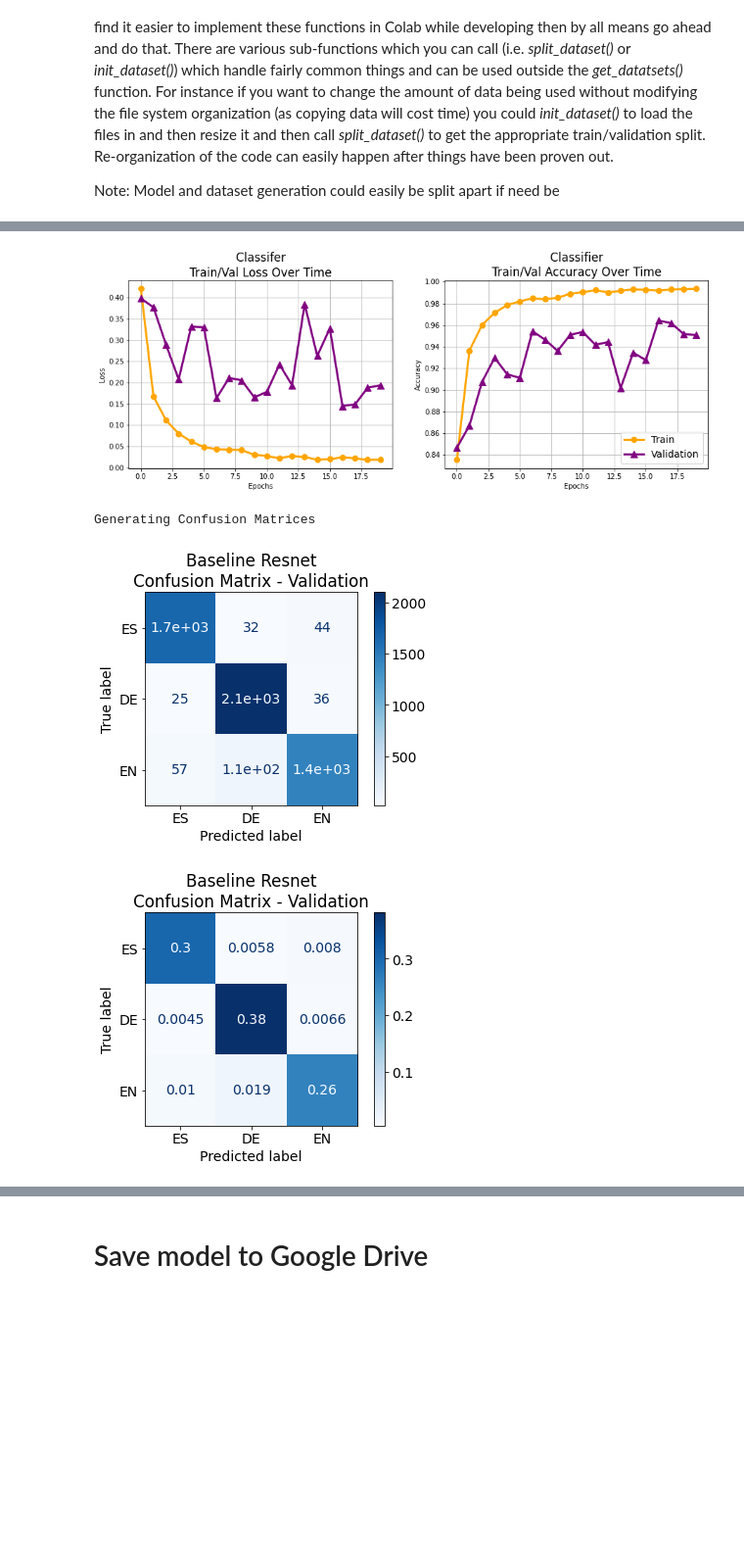
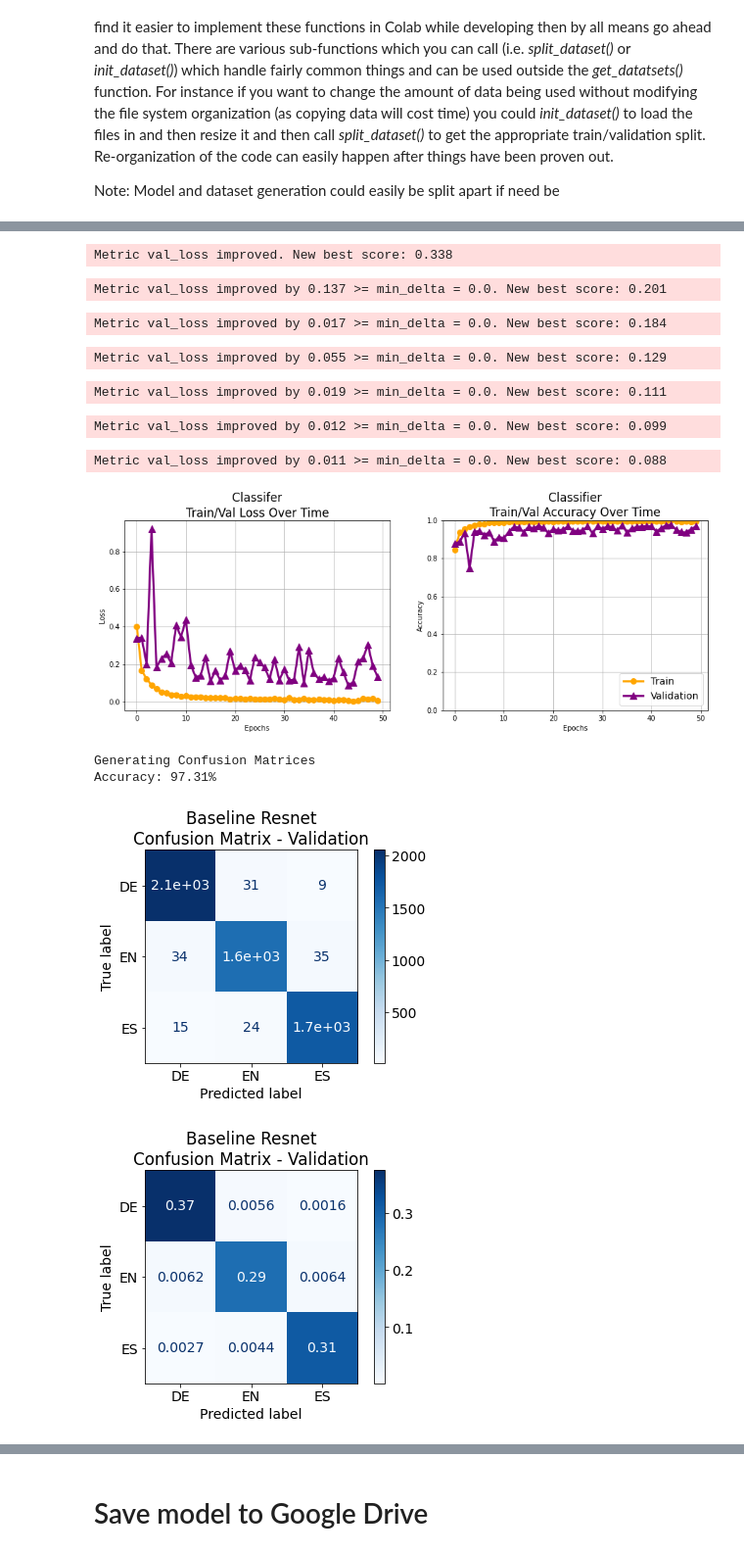
Before and after one commit to rgmartin/ECSE-552-Final-Project, a Jupyter notebook: execution_framework.ipynb, the cells around one changed output, grey strips where cells are left out. Shown at 98% size. Cells and saved outputs as stored; diff of their text form; code cells hidden in the pictures; blank space fills up the shorter version.

```diff
--- a/execution_framework.ipynb
+++ b/execution_framework.ipynb
@@ -154,33 +152,40 @@ Downloading: "https://download.pytorch.org/models/resnet50-0676ba61.pth" to /roo
 # %%
 #max_epoch = 5
-max_epoch = 20
+max_epoch = 50
 batch_size = 128
-early_stopping = False
 
-train_model(model, model_name, train_dataset, val_dataset, max_epoch, batch_size, early_stopping)
+logger = train_model(model, model_name, train_dataset, val_dataset, max_epoch, batch_size, early_stopping = True)
 # %% [output]
 Creating measurements path...
 Running on Colab
 Initializing trainer...
 GPU available: True, used: True
 TPU available: False, using: 0 TPU cores
 IPU available: False, using: 0 IPUs
 HPU available: False, using: 0 HPUs
 LOCAL_RANK: 0 - CUDA_VISIBLE_DEVICES: [0]
 
   | Name           | Type     | Params
 --------------------------------------------
 0 | resnet50       | ResNet   | 25.6 M
 1 | fc             | Linear   | 3.0 K
 2 | train_accuracy | Accuracy | 0
 3 | test_accuracy  | Accuracy | 0
 4 | val_accuracy   | Accuracy | 0
 --------------------------------------------
 25.6 M    Trainable params
 0         Non-trainable params
 25.6 M    Total params
 102.240   Total estimated model params size (MB)
+Metric val_loss improved. New best score: 0.338
+Metric val_loss improved by 0.137 >= min_delta = 0.0. New best score: 0.201
+Metric val_loss improved by 0.017 >= min_delta = 0.0. New best score: 0.184
+Metric val_loss improved by 0.055 >= min_delta = 0.0. New best score: 0.129
+Metric val_loss improved by 0.019 >= min_delta = 0.0. New best score: 0.111
+Metric val_loss improved by 0.012 >= min_delta = 0.0. New best score: 0.099
+Metric val_loss improved by 0.011 >= min_delta = 0.0. New best score: 0.088
-[figure, old version]
+[figure, new version]
-Generating Confusion Matrices
+Generating Confusion Matrices
+Accuracy: 97.31%
-[figure, old version]
+[figure, new version]
-[figure, old version]
+[figure, new version]
```
Also changed, not shown: parts of 13 cells of this notebook.
